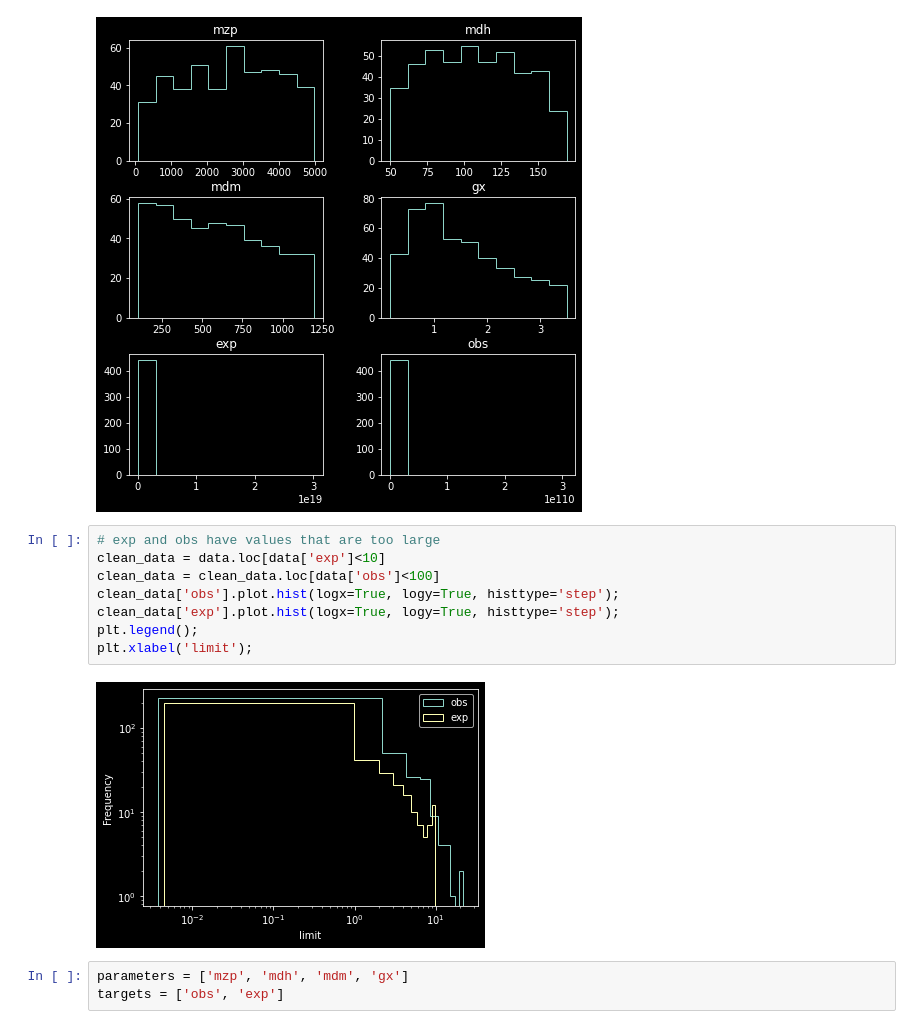
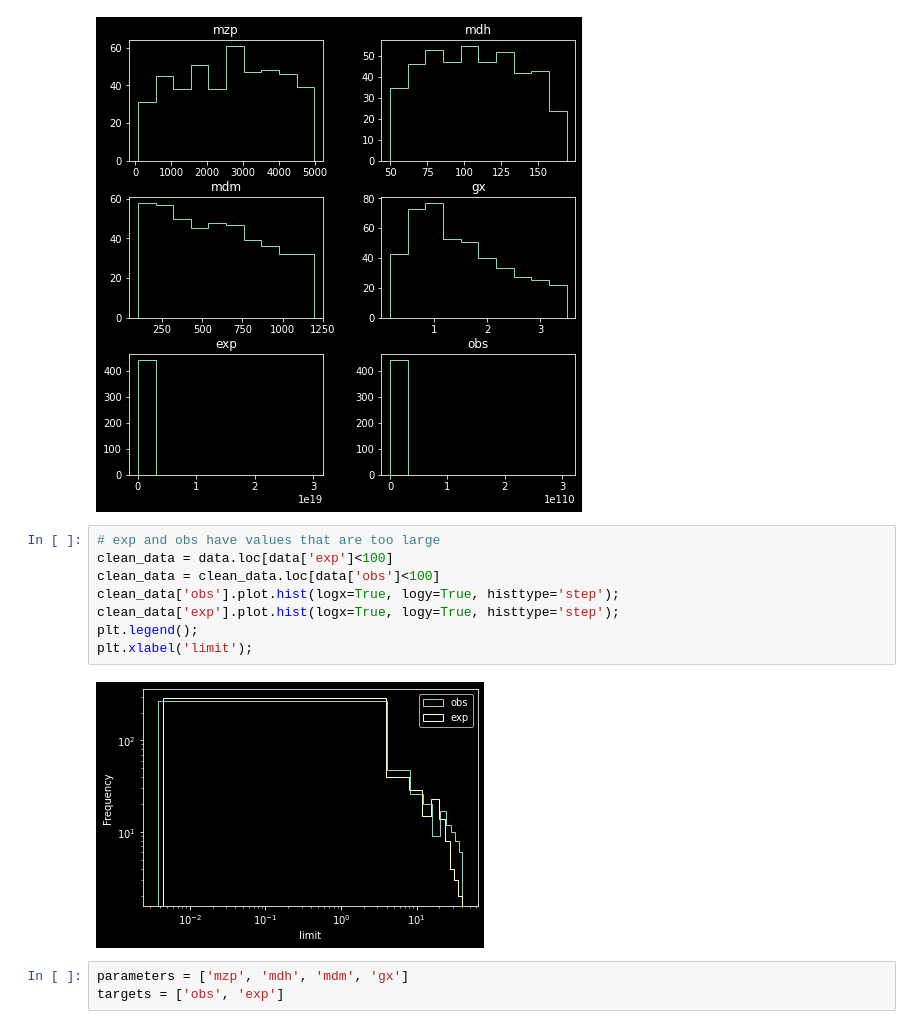
Before and after one commit to diana-hep/excursion, a Jupyter notebook: examples/AL-truth-level-4D.ipynb, the cells around one changed output. Cells and saved outputs as stored; diff of their text form.

```diff
--- a/examples/AL-truth-level-4D.ipynb
+++ b/examples/AL-truth-level-4D.ipynb
@@ -38,14 +39,14 @@ data.hist(figsize=(8,8), histtype='step', grid=False);
 [figure]
 # %%
 # exp and obs have values that are too large
-clean_data = data.loc[data['exp']<10]
+clean_data = data.loc[data['exp']<100]
 clean_data = clean_data.loc[data['obs']<100]
 clean_data['obs'].plot.hist(logx=True, logy=True, histtype='step');
 clean_data['exp'].plot.hist(logx=True, logy=True, histtype='step');
 plt.legend();
 plt.xlabel('limit');
 # %% [output]
-[figure, old version]
+[figure, new version]
 # %%
 parameters = ['mzp', 'mdh', 'mdm', 'gx']
 targets = ['obs', 'exp']
```
Also changed, not shown: parts of 10 cells of this notebook.
